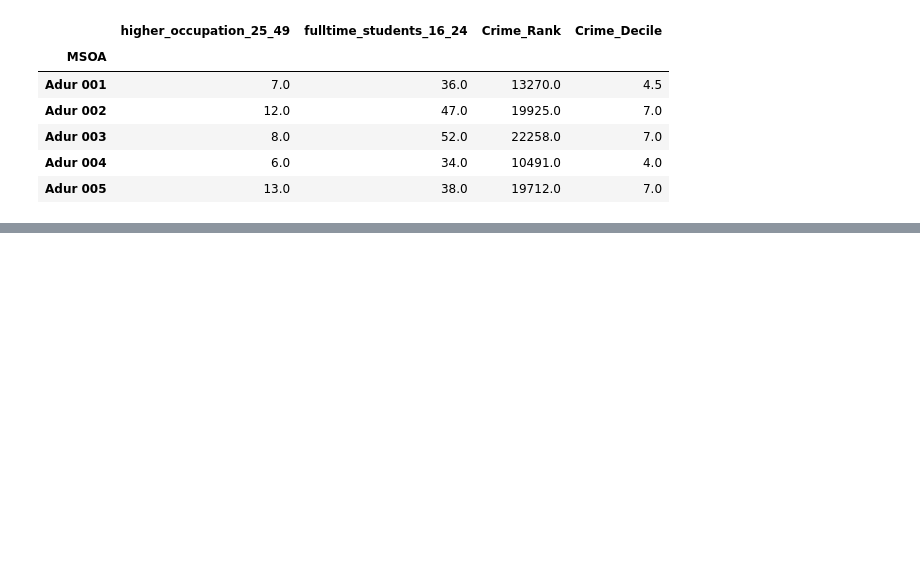
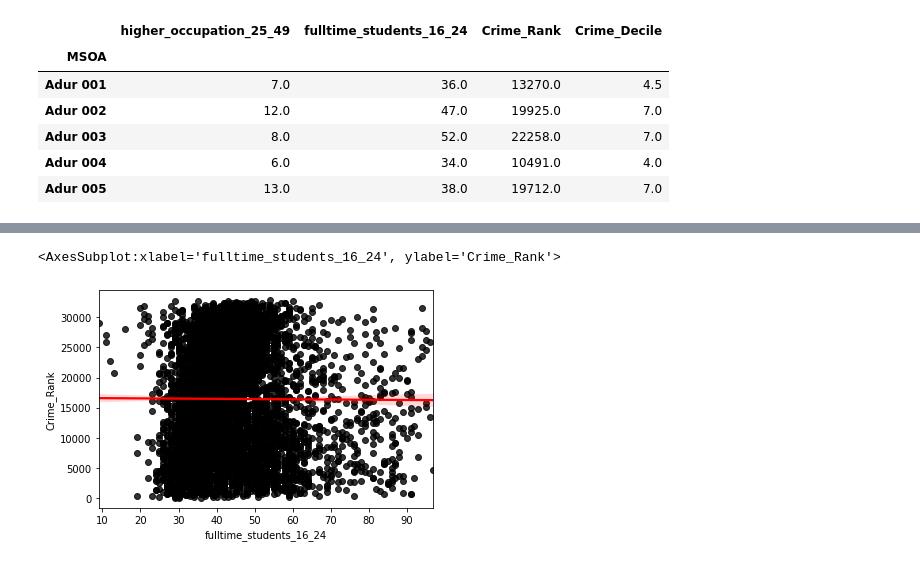
Before and after one commit to HamedPour/TM351_EMA, a Jupyter notebook: EMA_notebook2.ipynb, the cells around one changed output, grey strips where cells are left out. Drawn from its saved outputs; the diff is of its cells as text; code cells hidden in the pictures; blank space fills up the shorter version.

```diff
--- a/EMA_notebook2.ipynb
+++ b/EMA_notebook2.ipynb
@@ -152,0 +165,5 @@ proportions_crime_agg.head()
+# %%
+sns.regplot(proportions_crime_agg["fulltime_students_16_24"], proportions_crime_agg["Crime_Rank"], scatter_kws={"color": "black"}, line_kws={"color": "red"})
+# %% [output]
+<AxesSubplot:xlabel='fulltime_students_16_24', ylabel='Crime_Rank'>
+[figure, added]
```
Also changed, not shown: parts of 26 cells of this notebook.
